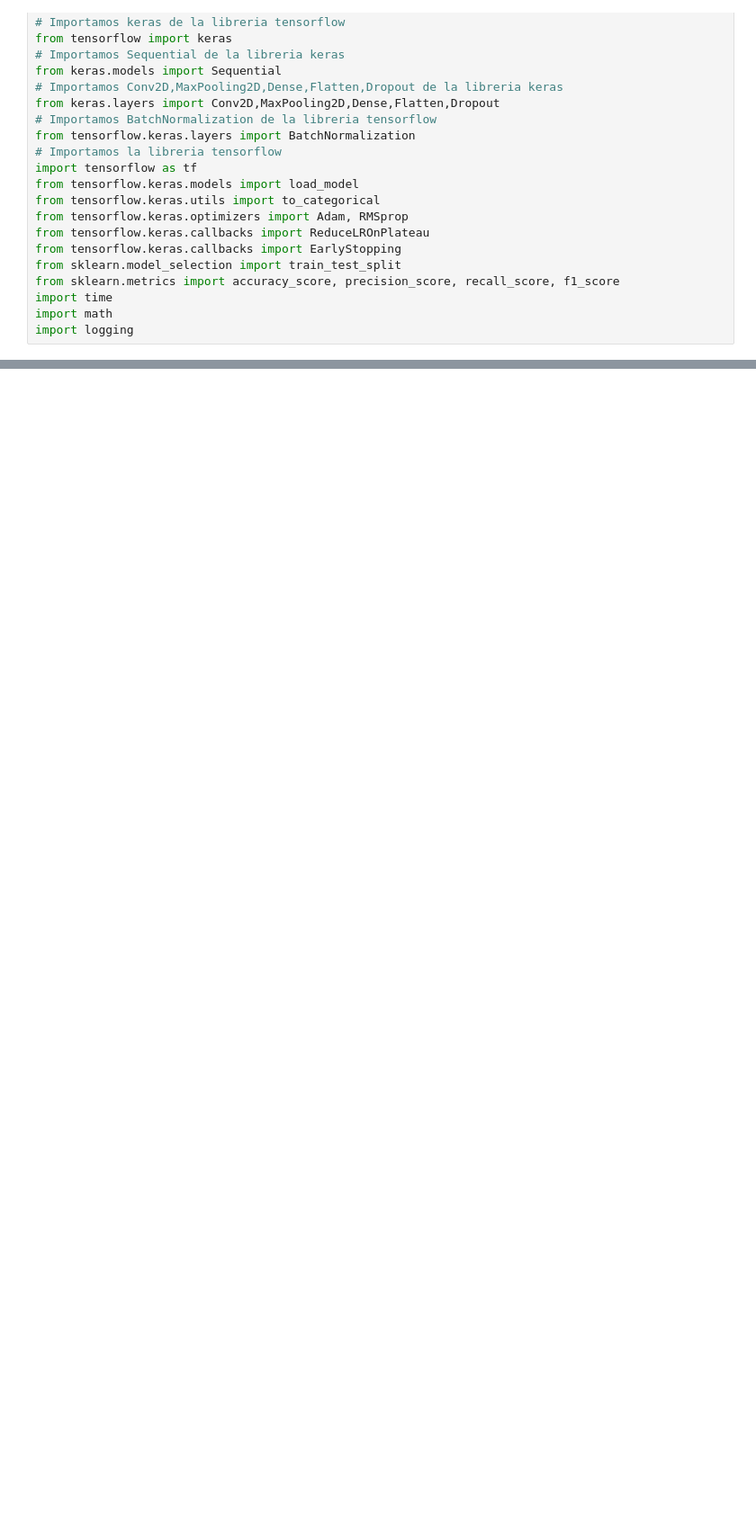
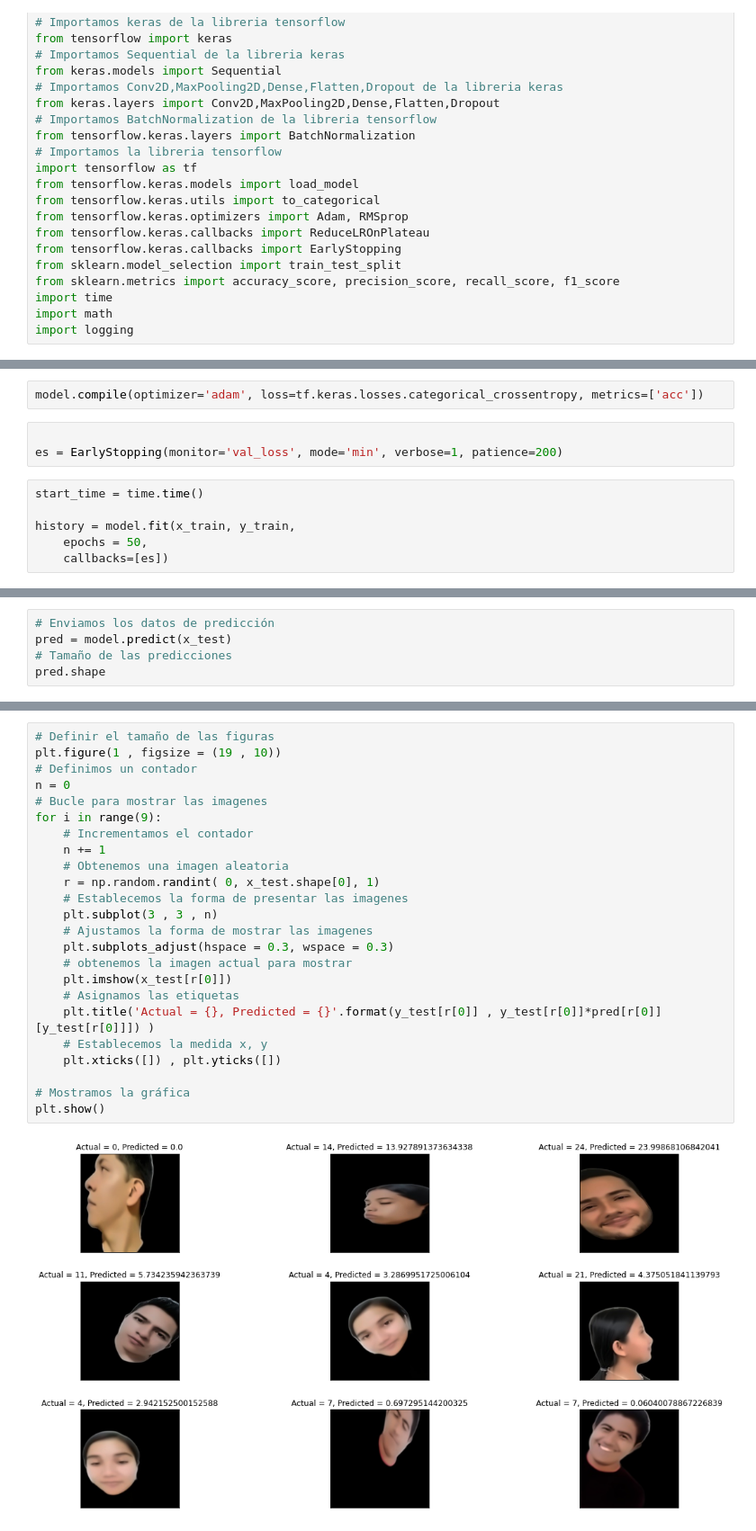
Before and after one commit to Hector858/ProyectoIAU3, a Jupyter notebook: ProyectoIA_Unidad3.ipynb, the cells around one changed output, grey strips where cells are left out. Shown at 90% size. Saved outputs shown, nothing was run; the diff lists cells and outputs as text; blank space fills up the shorter version.

Commit message:
expoación del modelo

```diff
--- a/ProyectoIA_Unidad3.ipynb
+++ b/ProyectoIA_Unidad3.ipynb
@@ -949,0 +1154,11 @@ No. of labels loaded =  2645
+# %%
+model.compile(optimizer='adam', loss=tf.keras.losses.categorical_crossentropy, metrics=['acc'])
+# %%
+
+es = EarlyStopping(monitor='val_loss', mode='min', verbose=1, patience=200)
+# %%
+start_time = time.time()
+
+history = model.fit(x_train, y_train,
+    epochs = 50,
+    callbacks=[es])
@@ -949,0 +1191,5 @@ No. of labels loaded =  2645
+# %%
+# Enviamos los datos de predicción
+pred = model.predict(x_test)
+# Tamaño de las predicciones
+pred.shape
@@ -949,0 +1199,26 @@ No. of labels loaded =  2645
+# %%
+# Definir el tamaño de las figuras
+plt.figure(1 , figsize = (19 , 10))
+# Definimos un contador
+n = 0
+# Bucle para mostrar las imagenes
+for i in range(9):
+    # Incrementamos el contador
+    n += 1
+    # Obtenemos una imagen aleatoria
+    r = np.random.randint( 0, x_test.shape[0], 1)
+    # Establecemos la forma de presentar las imagenes
+    plt.subplot(3 , 3 , n)
+    # Ajustamos la forma de mostrar las imagenes
+    plt.subplots_adjust(hspace = 0.3, wspace = 0.3)
+    # obtenemos la imagen actual para mostrar
+    plt.imshow(x_test[r[0]])
+    # Asignamos las etiquetas
+    plt.title('Actual = {}, Predicted = {}'.format(y_test[r[0]] , y_test[r[0]]*pred[r[0]][y_test[r[0]]]) )
+    # Establecemos la medida x, y
+    plt.xticks([]) , plt.yticks([])
+
+# Mostramos la gráfica
+plt.show()
+# %% [output]
+[figure, added]
```
Also changed, not shown: parts of 21 cells of this notebook.
